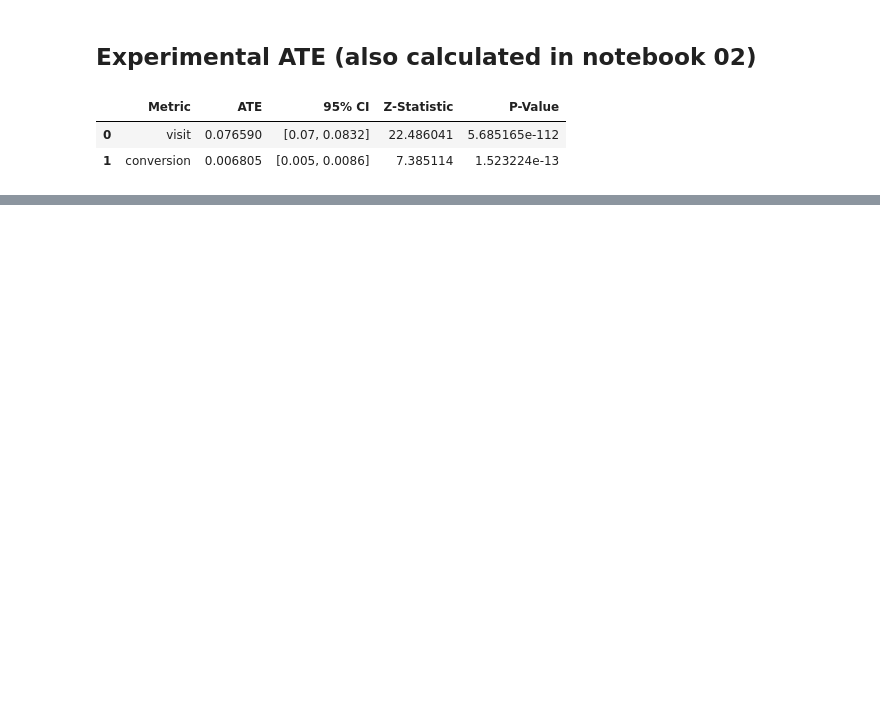
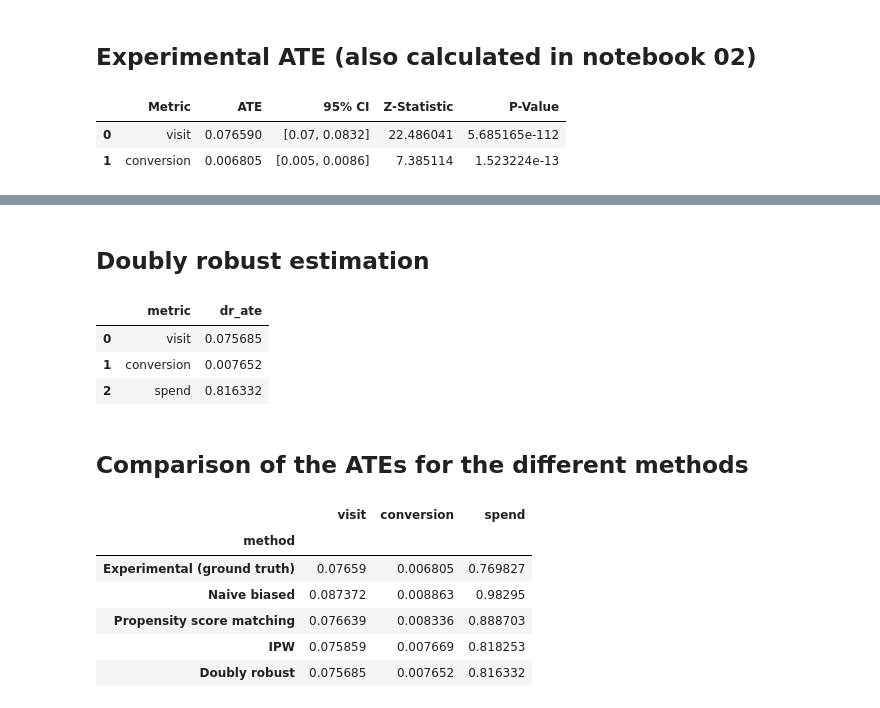
Before and after one commit to dpolioudakis/ab-testing-causal-inference, a Jupyter notebook: notebooks/06_causal_inference.ipynb, the cells around one changed output, grey strips where cells are left out. Saved outputs shown, nothing was run; the diff lists cells and outputs as text; code cells hidden in the pictures; blank space fills up the shorter version.

```diff
--- a/notebooks/06_causal_inference.ipynb
+++ b/notebooks/06_causal_inference.ipynb
@@ -120,0 +353,44 @@ pd.DataFrame(results)
+# %% [markdown]
+## Doubly robust estimation
+# %%
+dr_ates = {"method": "Doubly robust"}
+results = []
+for metric in ["visit", "conversion", "spend"]:
+    model = smf.ols(f"{metric} ~ treatment + recency + history", data=biased_df).fit()
+
+    df_treated = biased_df.copy()
+    df_treated["treatment"] = 1
+    df_control = biased_df.copy()
+    df_control["treatment"] = 0
+
+    mu_1 = model.predict(df_treated)
+    mu_0 = model.predict(df_control)
+
+    e = biased_df["propensity_score"]
+    y = biased_df[metric]
+    t = biased_df["treatment"]
+
+    ate = (mu_1 - mu_0 + t * (y - mu_1) / e - (1 - t) * (y - mu_0) / (1 - e)).mean()
+    dr_ates[metric] = ate
+    results.append({"metric": metric, "dr_ate": ate})
+
+results_df = pd.concat([results_df, pd.DataFrame([dr_ates])], ignore_index=True)
+
+pd.DataFrame(results)
+# %% [output]
+|  | metric | dr_ate |
+| 0 | visit | 0.075685 |
+| 1 | conversion | 0.007652 |
+| 2 | spend | 0.816332 |
+# %% [markdown]
+## Comparison of the ATEs for the different methods
+# %%
+results_df.set_index("method").round(4)
+# %% [output]
+|  | visit | conversion | spend |
+| method |  |  |  |
+| Experimental (ground truth) | 0.07659 | 0.006805 | 0.769827 |
+| Naive biased | 0.087372 | 0.008863 | 0.98295 |
+| Propensity score matching | 0.076639 | 0.008336 | 0.888703 |
+| IPW | 0.075859 | 0.007669 | 0.818253 |
+| Doubly robust | 0.075685 | 0.007652 | 0.816332 |
```
Also changed, not shown: parts of 21 cells of this notebook.
